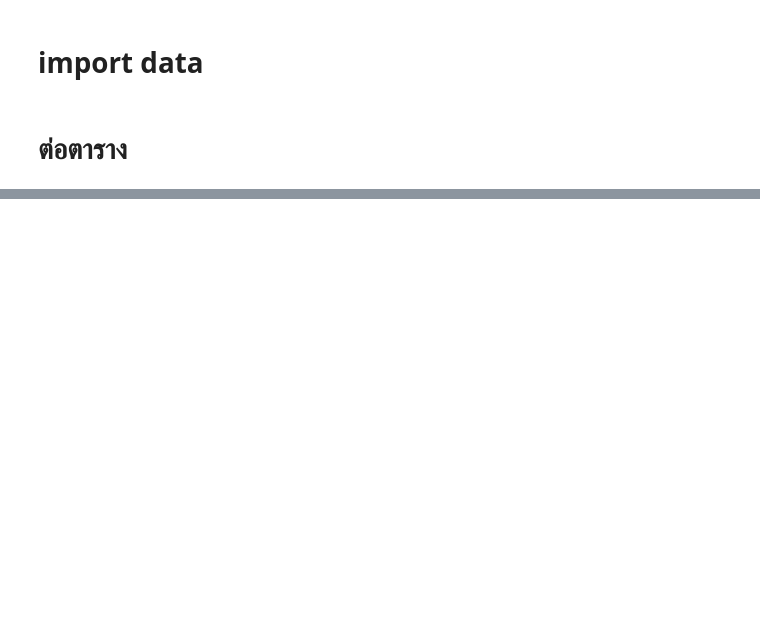
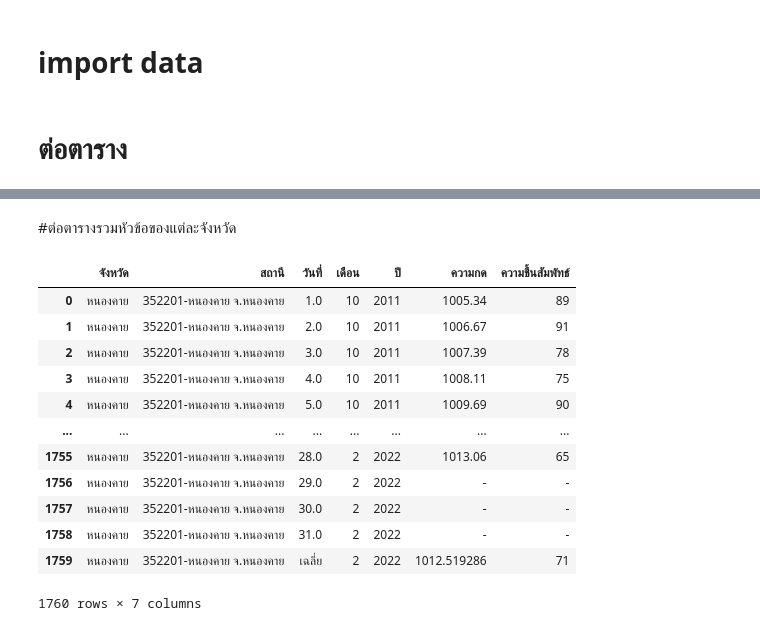
Before and after one commit to nannthd/bsc_dpdm22, a Jupyter notebook: Quiz_Group_5_20_of_Midterm.ipynb, the cells around one changed output, grey strips where cells are left out. Cells and saved outputs as stored; diff of their text form; code cells hidden in the pictures; blank space fills up the shorter version.

```diff
--- a/Quiz_Group_5_20_of_Midterm.ipynb
+++ b/Quiz_Group_5_20_of_Midterm.ipynb
@@ -198,0 +327,10 @@ L
+# %%
+LEI2['จังหวัด'] = "เลย"
+LEI02 = LEI2.drop(['ที่'],axis=1)
+LEI02.set_index(['จังหวัด','สถานี','เดือน/ปี'],inplace=True)
+LEI002 = LEI02.stack().reset_index()
+LEI002.rename(columns = {'level_3':'วันที่',0:'ความชื้นสัมพัทธ์'}, inplace = True)
+LEI002['เดือน'] = LEI002['เดือน/ปี'].dt.month
+LEI002['ปี'] = LEI002['เดือน/ปี'].dt.year
+newLEI2 = LEI002[['จังหวัด','สถานี','วันที่','เดือน','ปี','ความชื้นสัมพัทธ์']]
+newLEI2
@@ -198,0 +351,10 @@ L
+# %%
+SNK2['จังหวัด'] = "สกลนคร"
+SNK02 = SNK2.drop(['ที่'],axis=1)
+SNK02.set_index(['จังหวัด','สถานี','เดือน/ปี'],inplace=True)
+SNK002 = SNK02.stack().reset_index()
+SNK002.rename(columns = {'level_3':'วันที่',0:'ความชื้นสัมพัทธ์'}, inplace = True)
+SNK002['เดือน'] = SNK002['เดือน/ปี'].dt.month
+SNK002['ปี'] = SNK002['เดือน/ปี'].dt.year
+newSNK2 = SNK002[['จังหวัด','สถานี','วันที่','เดือน','ปี','ความชื้นสัมพัทธ์']]
+newSNK2
@@ -198,0 +375,10 @@ L
+# %%
+NKI2['จังหวัด'] = "หนองคาย"
+NKI02 = NKI2.drop(['ที่'],axis=1)
+NKI02.set_index(['จังหวัด','สถานี','เดือน/ปี'],inplace=True)
+NKI002 = NKI02.stack().reset_index()
+NKI002.rename(columns = {'level_3':'วันที่',0:'ความชื้นสัมพัทธ์'}, inplace = True)
+NKI002['เดือน'] = NKI002['เดือน/ปี'].dt.month
+NKI002['ปี'] = NKI002['เดือน/ปี'].dt.year
+newNKI2 = NKI002[['จังหวัด','สถานี','วันที่','เดือน','ปี','ความชื้นสัมพัทธ์']]
+newNKI2
@@ -198,0 +1131,28 @@ L
+# %% [markdown]
+#ต่อตารางรวมหัวข้อของแต่ละจังหวัด
+# %%
+Table1 = pd.concat([newKKN1,newNPM1,newLEI1,newSNK1,newNKI1])
+Table2 = pd.concat([newKKN2,newNPM2,newLEI2,newSNK2,newNKI2])
+Table3 = pd.concat([newKKN3,newNPM3,newLEI3,newSNK3,newNKI3])
+Table4 = pd.concat([newKKN4,newNPM4,newLEI4,newSNK4,newNKI4])
+Table5 = pd.concat([newKKN5,newNPM5,newLEI5,newSNK5,newNKI5])
+Table6 = pd.concat([newKKN6,newNPM6,newLEI6,newSNK6,newNKI6])
+Table7 = pd.concat([newKKN7,newNPM7,newLEI7,newSNK7,newNKI7])
+Table8 = pd.concat([newKKN8,newNPM8,newLEI8,newSNK8,newNKI8])
+# %%
+AA = pd.merge(Table1,Table2)
+AA
+# %% [output]
+|  | จังหวัด | สถานี | วันที่ | เดือน | ปี | ความกด | ความชื้นสัมพัทธ์ |
+| 0 | หนองคาย | 352201-หนองคาย จ.หนองคาย | 1.0 | 10 | 2011 | 1005.34 | 89 |
+| 1 | หนองคาย | 352201-หนองคาย จ.หนองคาย | 2.0 | 10 | 2011 | 1006.67 | 91 |
+| 2 | หนองคาย | 352201-หนองคาย จ.หนองคาย | 3.0 | 10 | 2011 | 1007.39 | 78 |
+| 3 | หนองคาย | 352201-หนองคาย จ.หนองคาย | 4.0 | 10 | 2011 | 1008.11 | 75 |
+| 4 | หนองคาย | 352201-หนองคาย จ.หนองคาย | 5.0 | 10 | 2011 | 1009.69 | 90 |
+| ... | ... | ... | ... | ... | ... | ... | ... |
+| 1755 | หนองคาย | 352201-หนองคาย จ.หนองคาย | 28.0 | 2 | 2022 | 1013.06 | 65 |
+| 1756 | หนองคาย | 352201-หนองคาย จ.หนองคาย | 29.0 | 2 | 2022 | - | - |
+| 1757 | หนองคาย | 352201-หนองคาย จ.หนองคาย | 30.0 | 2 | 2022 | - | - |
+| 1758 | หนองคาย | 352201-หนองคาย จ.หนองคาย | 31.0 | 2 | 2022 | - | - |
+| 1759 | หนองคาย | 352201-หนองคาย จ.หนองคาย | เฉลี่ย | 2 | 2022 | 1012.519286 | 71 |
+1760 rows × 7 columns
```
Also changed, not shown: parts of 57 cells of this notebook.
